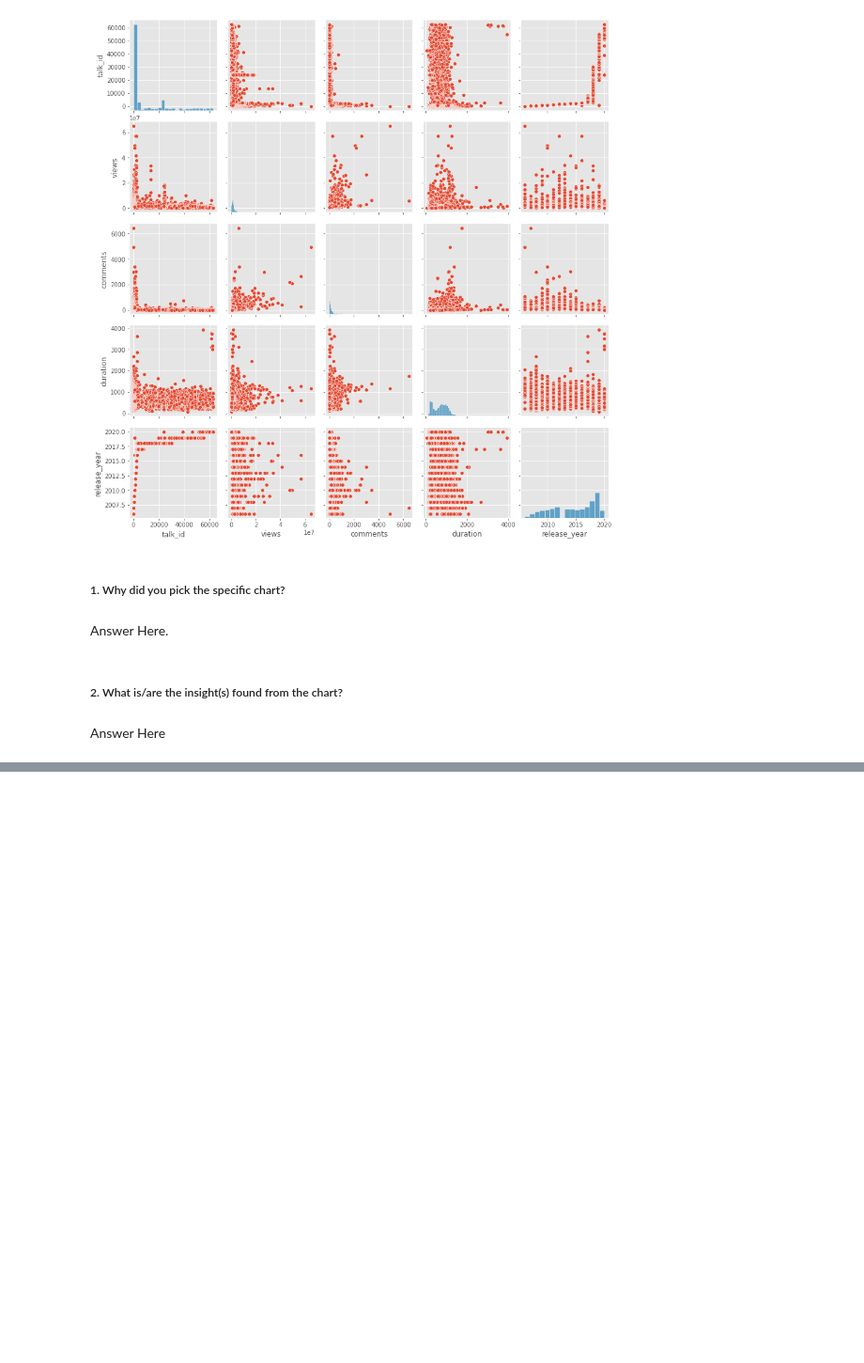
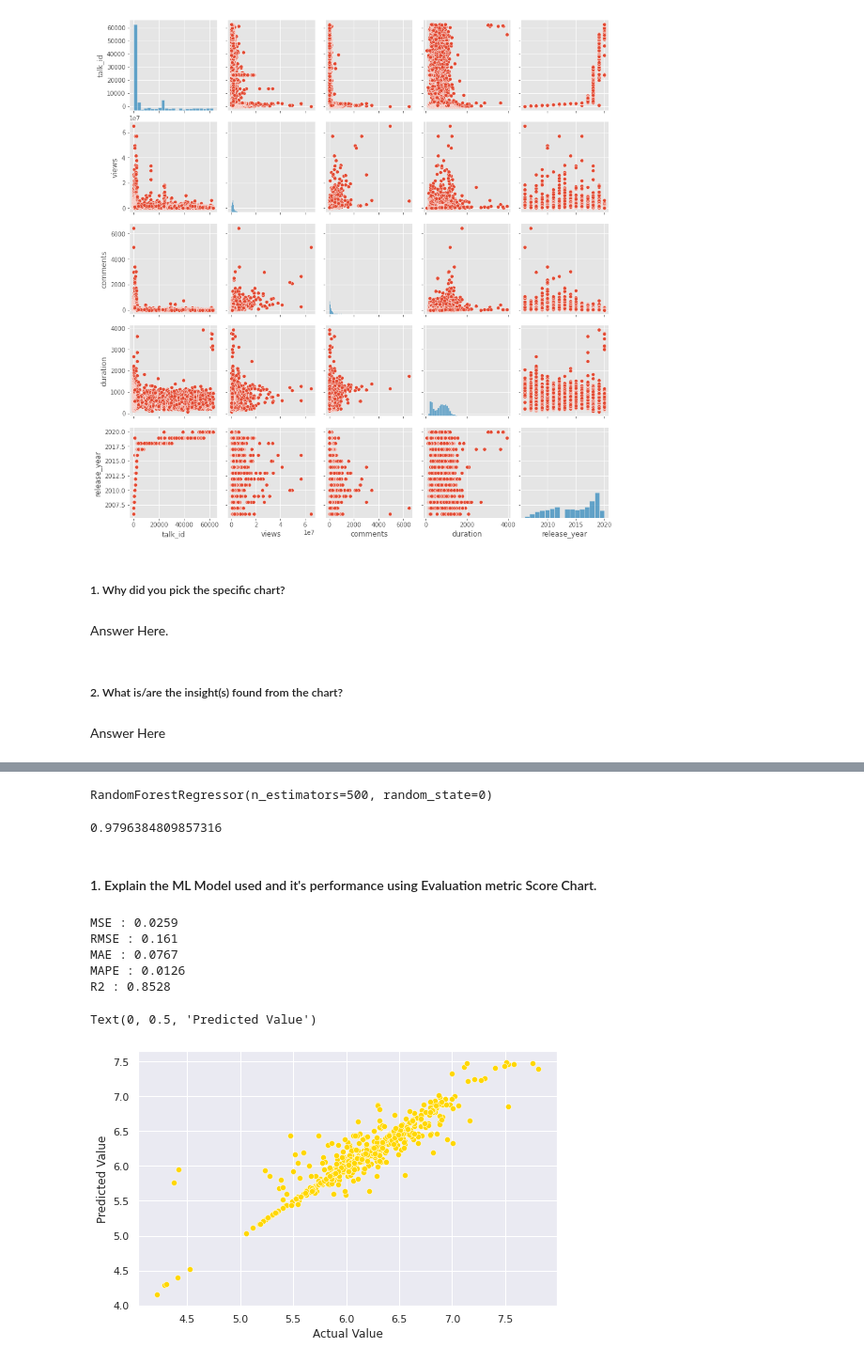
Before and after one commit to aaravpanchal/Ted-Talk-Views-Prediction-, a Jupyter notebook: Ted_Talk_Views_Prediction.ipynb, the cells around one changed output, grey strips where cells are left out. Shown at 94% size. Cells and saved outputs as stored; diff of their text form; code cells hidden in the pictures; blank space fills up the shorter version.

```diff
--- a/Ted_Talk_Views_Prediction.ipynb
+++ b/Ted_Talk_Views_Prediction.ipynb
@@ -856,0 +853,7 @@ sns.boxplot(dataset["comments"])
+# %%
+#depeendent variable
+y=np.log10(dataset["views"])
+# %%
+x_train, x_test, y_train, y_test = train_test_split( x,y , test_size = 0.2, random_state = 0)
+print(x_train.shape)
+print(x_test.shape)
@@ -856,0 +871,34 @@ sns.boxplot(dataset["comments"])
+# %%
+rf = RandomForestRegressor(n_estimators=500,random_state=0)
+rf.fit(x_train,y_train)
+# %% [output]
+RandomForestRegressor(n_estimators=500, random_state=0)
+# %%
+rf.score(x_train,y_train)
+# %% [output]
+0.9796384809857316
+# %%
+y_pred = rf.predict(x_test)
+# %% [markdown]
+#### 1. Explain the ML Model used and it's performance using Evaluation metric Score Chart.
+# %%
+print("MSE :",round(mean_squared_error(y_test, y_pred), 4))
+print("RMSE :",round(math.sqrt(mean_squared_error(y_test, y_pred)),4))
+print("MAE :",round(mean_absolute_error(y_test, y_pred),4))
+print("MAPE :",round(mean_absolute_percentage_error(y_test, y_pred),4))
+print("R2 :",round(r2_score(y_test, y_pred), 4))
+# %% [output]
+MSE : 0.0259
+RMSE : 0.161
+MAE : 0.0767
+MAPE : 0.0126
+R2 : 0.8528
+# %%
+plt.figure(figsize=(8,5))
+sns.set_theme(style='darkgrid')
+sns.scatterplot((y_test),(y_pred),color='gold')
+plt.xlabel('Actual Value')
+plt.ylabel('Predicted Value')
+# %% [output]
+Text(0, 0.5, 'Predicted Value')
+[figure, added]
```
Also changed, not shown: parts of 98 cells of this notebook.
